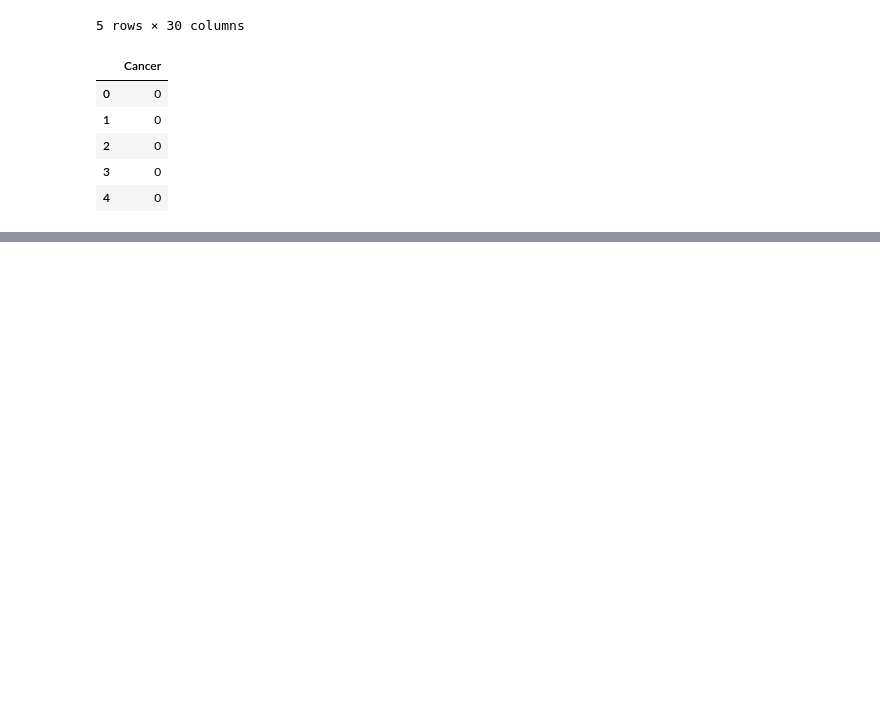
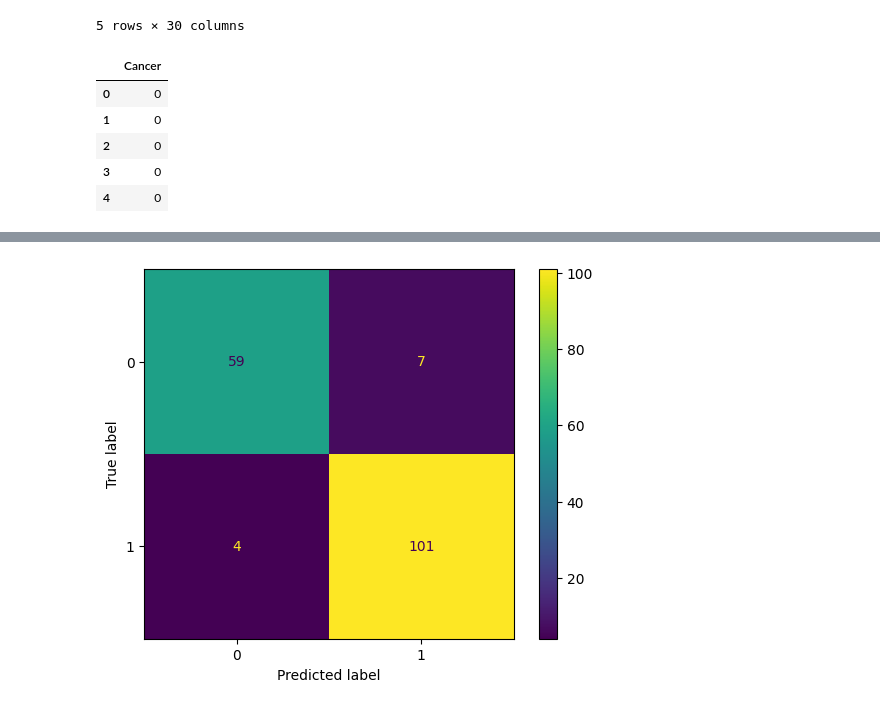
Before and after one commit to dangtrantrung/Tuning---HyperParameter-Optimization-with-Grid-Search-Keras-Tuner, a Jupyter notebook: Tuning_HyperParameter_Optimization.ipynb, the cells around one changed output, grey strips where cells are left out. Saved outputs shown, nothing was run; the diff lists cells and outputs as text; code cells hidden in the pictures; blank space fills up the shorter version.

Commit message:
Confusion Matrix Display Y_test_Y_Prediction Values

```diff
--- a/Tuning_HyperParameter_Optimization.ipynb
+++ b/Tuning_HyperParameter_Optimization.ipynb
@@ -211,0 +235,11 @@ df_target.head()
+# %%
+from sklearn.model_selection import GridSearchCV
+
+# defining parameter range
+param_grid = {'C': [0.1, 1, 10, 100, 1000],
+			'gamma': [1, 0.1, 0.01, 0.001, 0.0001],
+			'kernel': ['rbf']}
+
+grid=GridSearchCV(SVC(), param_grid, refit=True)
+# %%
+grid.fit(X_train, y_train)
@@ -211,0 +255,8 @@ df_target.head()
+# %%
+model = grid.best_estimator_
+# %%
+# predict
+grid_predictions = model.predict(X_test)
+
+# print classification report
+print(classification_report(y_test, grid_predictions))
@@ -211,0 +283,9 @@ df_target.head()
+# %%
+import matplotlib.pyplot as plt
+from sklearn.metrics import ConfusionMatrixDisplay
+cm = confusion_matrix(y_test, grid_predictions, labels=model.classes_)
+disp = ConfusionMatrixDisplay(confusion_matrix=cm,display_labels=model.classes_)
+disp.plot()
+plt.show()
+# %% [output]
+[figure, added]
```
Also changed, not shown: parts of 6 cells of this notebook.
